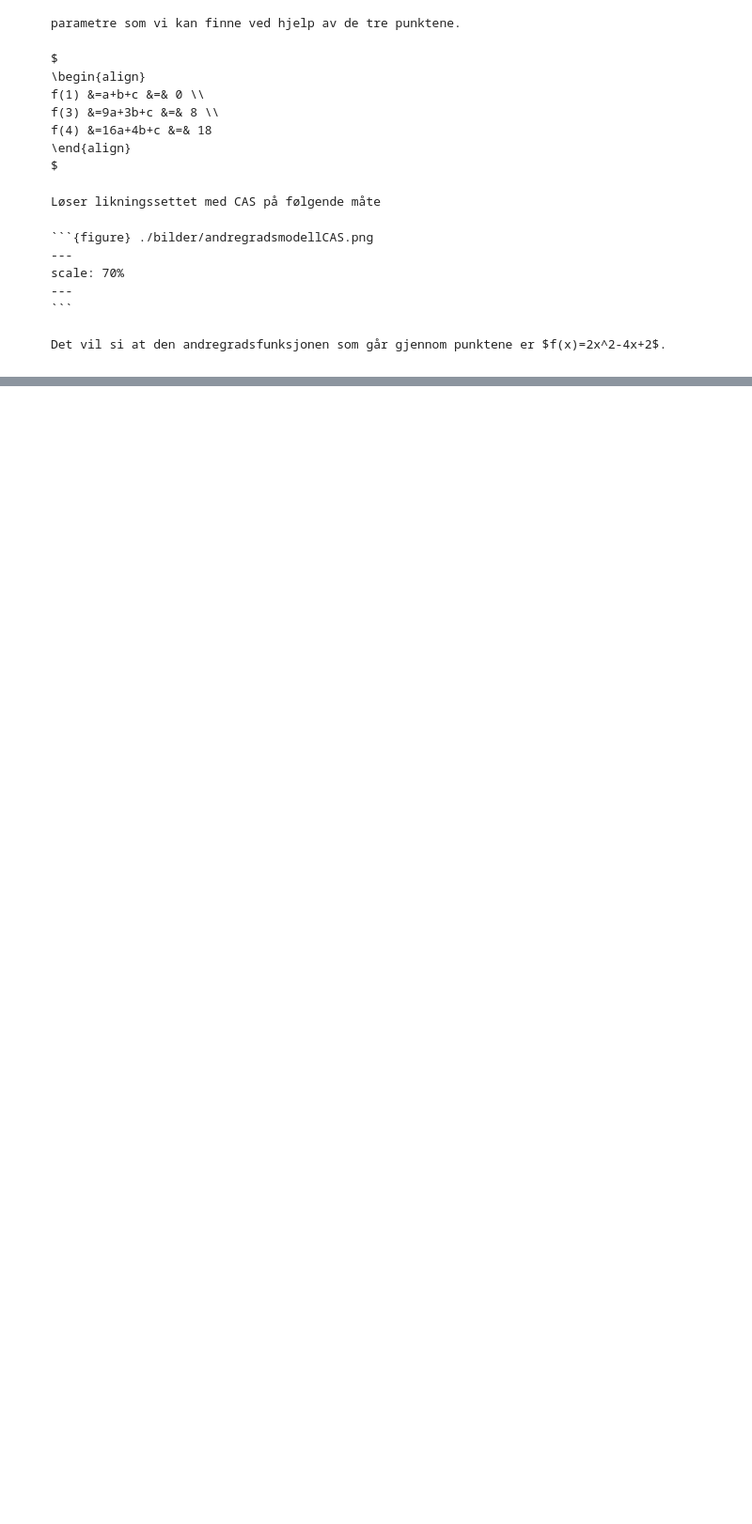
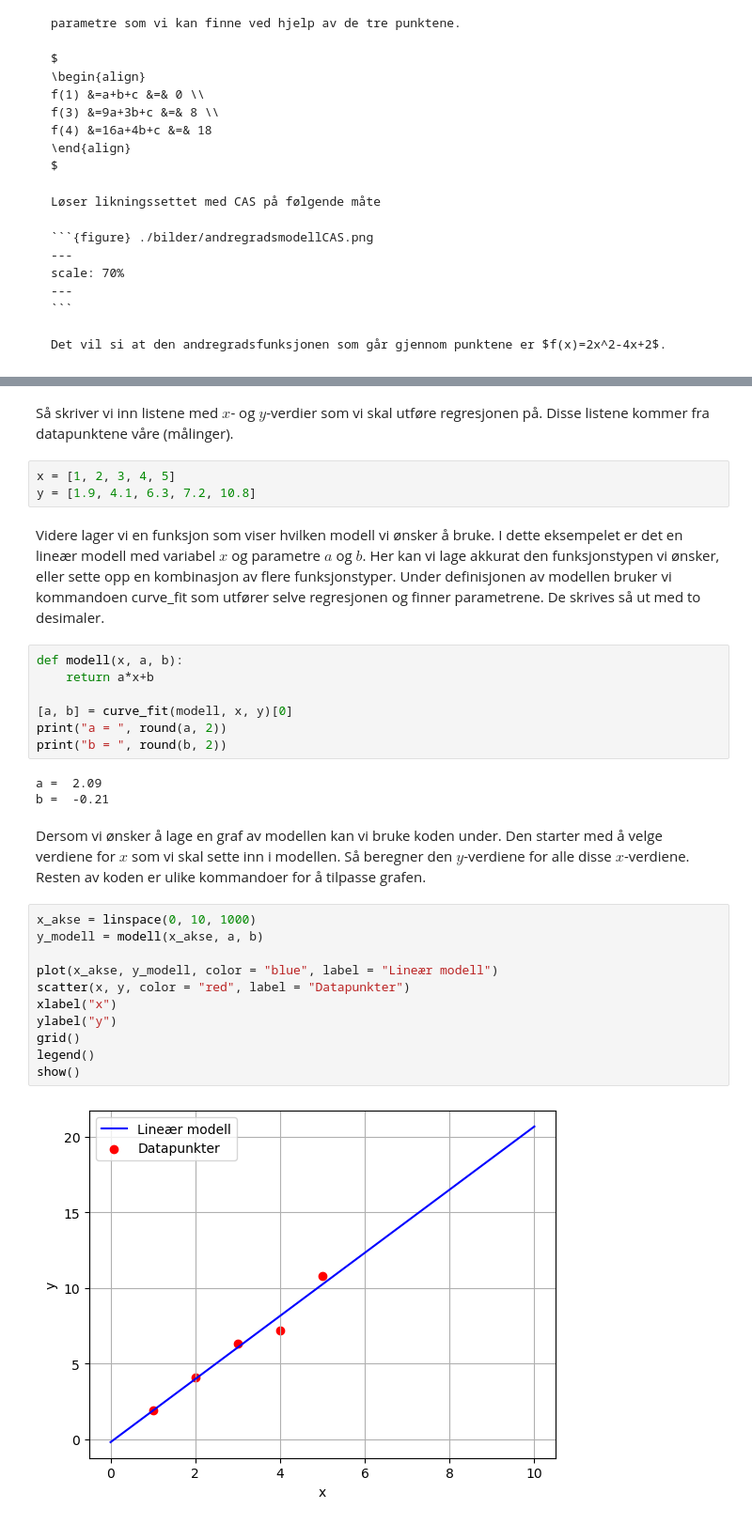
Before and after one commit to kstige/Matematikk-1T, a Jupyter notebook: docs/funksjoner/modellering.ipynb, the cells around one changed output, grey strips where cells are left out. Shown at 94% size. Drawn from its saved outputs; the diff is of its cells as text; blank space fills up the shorter version.

```diff
--- a/docs/funksjoner/modellering.ipynb
+++ b/docs/funksjoner/modellering.ipynb
@@ -193,0 +203,32 @@ Det vi ser over stemmer med det vi vanligvis observerer. Verdier funnet ved inte
+# %% [markdown]
+Så skriver vi inn listene med $x$- og $y$-verdier som vi skal utføre regresjonen på. Disse listene kommer fra datapunktene våre (målinger).
+# %%
+x = [1, 2, 3, 4, 5]
+y = [1.9, 4.1, 6.3, 7.2, 10.8]
+# %% [markdown]
+Videre lager vi en funksjon som viser hvilken modell vi ønsker å bruke. I dette eksempelet er det en lineær modell med variabel $x$ og parametre $a$ og $b$. Her kan vi lage akkurat den funksjonstypen vi ønsker, eller sette opp en kombinasjon av flere funksjonstyper. Under definisjonen av modellen bruker vi kommandoen curve_fit som utfører selve regresjonen og finner parametrene. De skrives så ut med to desimaler.
+# %%
+def modell(x, a, b):
+    return a*x+b
+
+[a, b] = curve_fit(modell, x, y)[0]
+print("a = ", round(a, 2))
+print("b = ", round(b, 2))
+# %% [output]
+a =  2.09
+b =  -0.21
+# %% [markdown]
+Dersom vi ønsker å lage en graf av modellen kan vi bruke koden under. Den starter med å velge verdiene for $x$ som vi skal sette inn i modellen. Så beregner den $y$-verdiene for alle disse $x$-verdiene. Resten av koden er ulike kommandoer for å tilpasse grafen.
+# %%
+x_akse = linspace(0, 10, 1000)
+y_modell = modell(x_akse, a, b)
+
+plot(x_akse, y_modell, color = "blue", label = "Lineær modell")
+scatter(x, y, color = "red", label = "Datapunkter")
+xlabel("x")
+ylabel("y")
+grid()
+legend()
+show()
+# %% [output]
+[figure, added]
```
Also changed, not shown: parts of 4 cells of this notebook, 10 other files.
